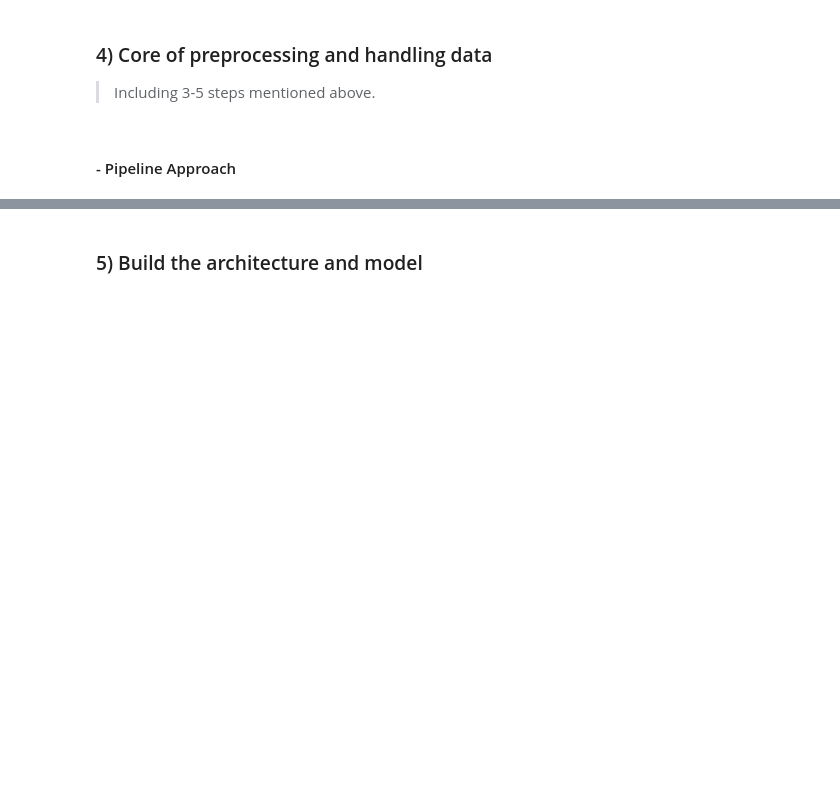
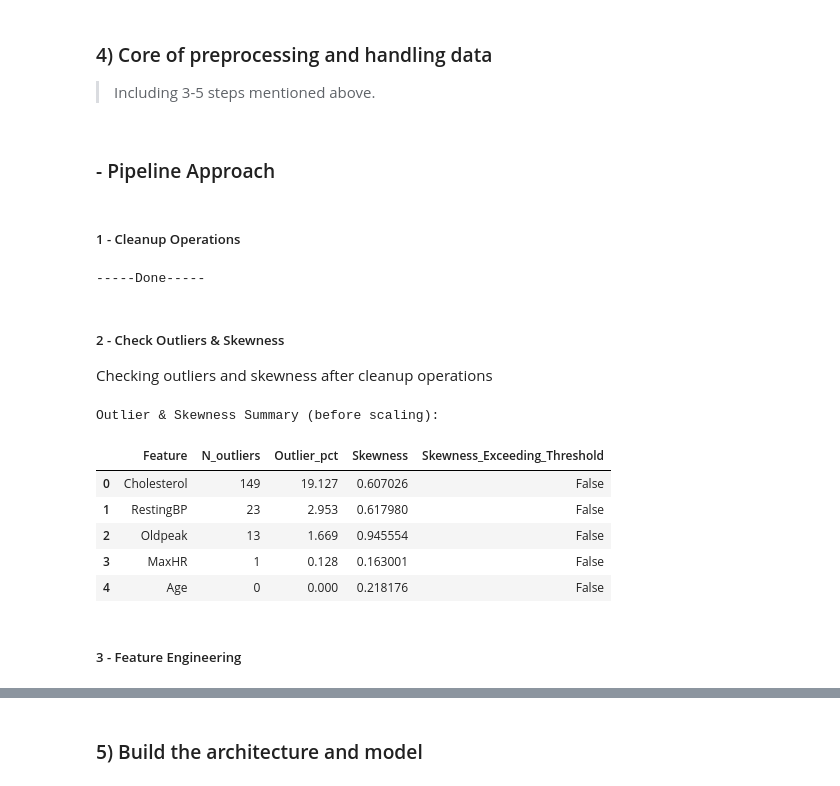
Before and after one commit to Nimaabediforud/Heart-Disease-Prediction, a Jupyter notebook: Notebooks/Classification/HDP-CLS-ANN.ipynb, the cells around one changed output, grey strips where cells are left out. Saved outputs shown, nothing was run; the diff lists cells and outputs as text; code cells hidden in the pictures; blank space fills up the shorter version.

Commit message:
Updating manual cleanup to custom transformer cleanup

```diff
--- a/Notebooks/Classification/HDP-CLS-ANN.ipynb
+++ b/Notebooks/Classification/HDP-CLS-ANN.ipynb
@@ -110,6 +110,77 @@ In this project, our preprocessing will focus on:
 ### 4) Core of preprocessing and handling data
 > Including 3-5 steps mentioned above.
 # %% [markdown]
-#### - Pipeline Approach
+### - Pipeline Approach
+# %% [markdown]
+##### 1 - Cleanup Operations
+# %%
+"""
+Three continuous numeric features were spotted having INVALID,
+ IMPOSSIBLE vlues BIOLOGICLY & in terms of MEDICAL SCIENCE
+ * RestingBP -> 1 case with the value 0 (since it's only one case it's better to be removed)
+ * OldPeak -> 13 cases with negative values (there are atleast two ways to consider)
+    - Replacing negative values with the baseline which is 0 (clipping)
+    - Using median imputation
+    -> First option is reasonable since number of cases is low
+ * Cholesterol -> 172 cases with the value 0 (almost 20% of values)
+ - Zeros can be considered as missing values and be imputed by using median/mean or Model-based techniques
+"""
+
+#---------------------------------------------------------------------------------------
+# - RestingBP invalid values handling:
+#   Because this part will change the number of rows and values
+#   of the target col SO we need to implement it outside Pipeline
+#   to not run into any problem (This cell)
+
+# - OldPeak and Cholesterol invalid values handling:
+#   OldPeak gets filtered and negative values will be replaced
+#   with zero, Cholesterol's zero values will be converted into
+#   Nan so that they all will be preprocessed consistently inside pipeline (Next cells)
+#----------------------------------------------------------------------------------------
+
+# -----RestingBP-----
+
+#  Train
+#--------------
+# Filter X_train & y_train
+X_train, y_train = drop_invalid_resting_bp(X_train, y_train)
+
+#  Validation
+#---------------
+# Filter X_val & y_val
+X_val, y_val = drop_invalid_resting_bp(X_val, y_val)
+
+
+print("-----Done-----")
+# %% [output]
+-----Done-----
+# %% [markdown]
+##### 2 - Check Outliers & Skewness
+Checking outliers and skewness after cleanup operations
+# %%
+f = X_train[['Age', 'RestingBP', 'Cholesterol', 'MaxHR', 'Oldpeak']]
+
+# Check outliers of X_train after cleanup operation to decide which scaler to use
+# Safe zone -> outliers < 5%
+df_out = outlier_detector(f)
+
+# Check skewness of X_train after cleanup operation
+df_sk  = skewness_detector(f)
+
+# Combine into one overview DataFrame
+df_summary = pd.concat([df_out, df_sk], axis=1).reset_index(drop=True)
+
+print("Outlier & Skewness Summary (before scaling):")
+df_summary.iloc[:, [0,1,2,4,5]] # Drop the second Feature column in df
+# %% [output]
+Outlier & Skewness Summary (before scaling):
+|  | Feature | N_outliers | Outlier_pct | Skewness | Skewness_Exceeding_Threshold |
+| 0 | Cholesterol | 149 | 19.127 | 0.607026 | False |
+| 1 | RestingBP | 23 | 2.953 | 0.617980 | False |
+| 2 | Oldpeak | 13 | 1.669 | 0.945554 | False |
+| 3 | MaxHR | 1 | 0.128 | 0.163001 | False |
+| 4 | Age | 0 | 0.000 | 0.218176 | False |
+# %% [markdown]
+##### 3 - Feature Engineering
 # %%
 """
```
Also changed, not shown: parts of 6 cells of this notebook, 12 other files.
